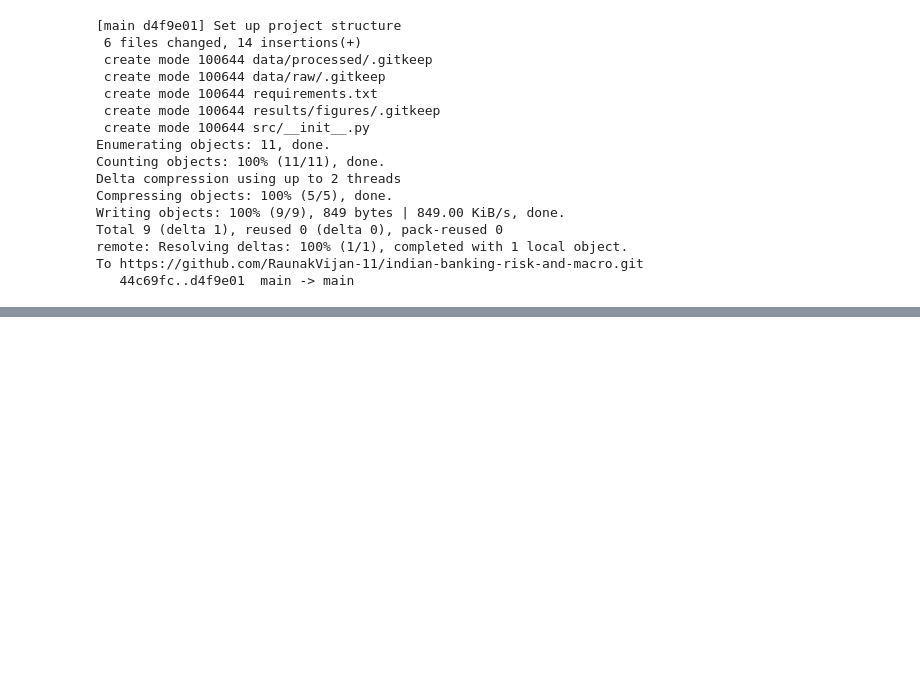
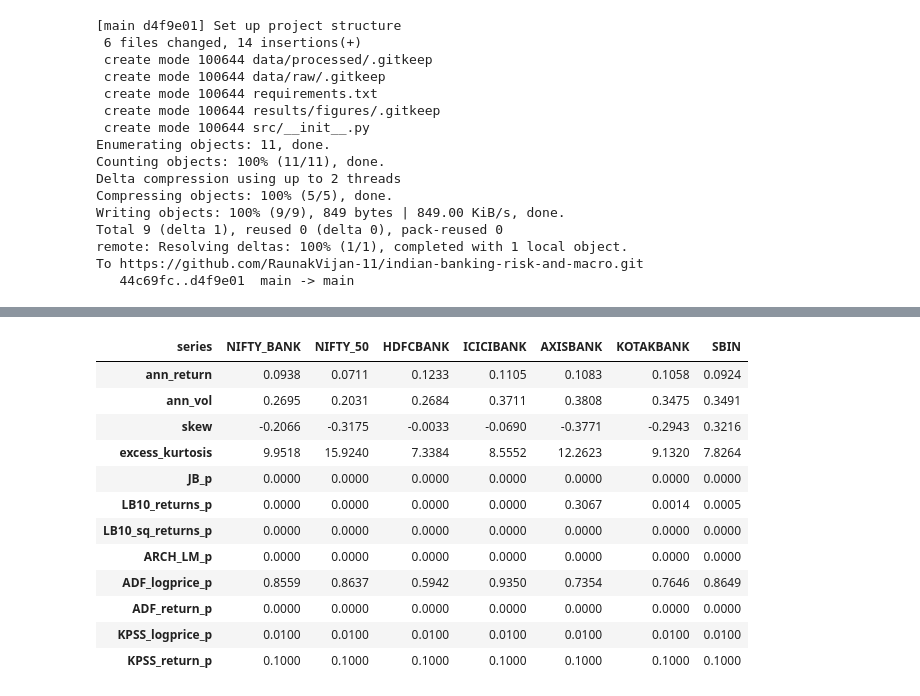
Before and after one commit to RaunakVijan-11/indian-banking-risk-and-macro, a Jupyter notebook: notebooks/00_data_and_stylized_facts.ipynb, the cells around one changed output, grey strips where cells are left out. Saved outputs shown, nothing was run; the diff lists cells and outputs as text; code cells hidden in the pictures; blank space fills up the shorter version.

```diff
--- a/notebooks/00_data_and_stylized_facts.ipynb
+++ b/notebooks/00_data_and_stylized_facts.ipynb
@@ -48,0 +224,44 @@ To https://github.com/RaunakVijan-11/indian-banking-risk-and-macro.git
+# %%
+import warnings
+from scipy import stats
+from statsmodels.stats.diagnostic import acorr_ljungbox, het_arch
+from statsmodels.tsa.stattools import adfuller, kpss
+from statsmodels.graphics.tsaplots import plot_acf
+warnings.filterwarnings("ignore")
+
+rows = []
+for c in rets.columns:
+    r = rets[c].dropna()
+    lp = np.log(prices[c].dropna())
+    rows.append({
+        "series": c,
+        "ann_return": r.mean() * 252,
+        "ann_vol": r.std() * np.sqrt(252),
+        "skew": stats.skew(r),
+        "excess_kurtosis": stats.kurtosis(r),
+        "JB_p": stats.jarque_bera(r).pvalue,
+        "LB10_returns_p": acorr_ljungbox(r, lags=[10], return_df=True)["lb_pvalue"].iloc[0],
+        "LB10_sq_returns_p": acorr_ljungbox(r**2, lags=[10], return_df=True)["lb_pvalue"].iloc[0],
+        "ARCH_LM_p": het_arch(r, nlags=10)[1],
+        "ADF_logprice_p": adfuller(lp)[1],
+        "ADF_return_p": adfuller(r)[1],
+        "KPSS_logprice_p": kpss(lp, regression="c", nlags="auto")[1],
+        "KPSS_return_p": kpss(r, regression="c", nlags="auto")[1],
+    })
+facts = pd.DataFrame(rows).set_index("series").round(4)
+facts.to_csv("results/stylized_facts.csv")
+facts.T
+# %% [output]
+| series | NIFTY_BANK | NIFTY_50 | HDFCBANK | ICICIBANK | AXISBANK | KOTAKBANK | SBIN |
+| ann_return | 0.0938 | 0.0711 | 0.1233 | 0.1105 | 0.1083 | 0.1058 | 0.0924 |
+| ann_vol | 0.2695 | 0.2031 | 0.2684 | 0.3711 | 0.3808 | 0.3475 | 0.3491 |
+| skew | -0.2066 | -0.3175 | -0.0033 | -0.0690 | -0.3771 | -0.2943 | 0.3216 |
+| excess_kurtosis | 9.9518 | 15.9240 | 7.3384 | 8.5552 | 12.2623 | 9.1320 | 7.8264 |
+| JB_p | 0.0000 | 0.0000 | 0.0000 | 0.0000 | 0.0000 | 0.0000 | 0.0000 |
+| LB10_returns_p | 0.0000 | 0.0000 | 0.0000 | 0.0000 | 0.3067 | 0.0014 | 0.0005 |
+| LB10_sq_returns_p | 0.0000 | 0.0000 | 0.0000 | 0.0000 | 0.0000 | 0.0000 | 0.0000 |
+| ARCH_LM_p | 0.0000 | 0.0000 | 0.0000 | 0.0000 | 0.0000 | 0.0000 | 0.0000 |
+| ADF_logprice_p | 0.8559 | 0.8637 | 0.5942 | 0.9350 | 0.7354 | 0.7646 | 0.8649 |
+| ADF_return_p | 0.0000 | 0.0000 | 0.0000 | 0.0000 | 0.0000 | 0.0000 | 0.0000 |
+| KPSS_logprice_p | 0.0100 | 0.0100 | 0.0100 | 0.0100 | 0.0100 | 0.0100 | 0.0100 |
+| KPSS_return_p | 0.1000 | 0.1000 | 0.1000 | 0.1000 | 0.1000 | 0.1000 | 0.1000 |
```
Also changed, not shown: parts of 12 cells of this notebook.
